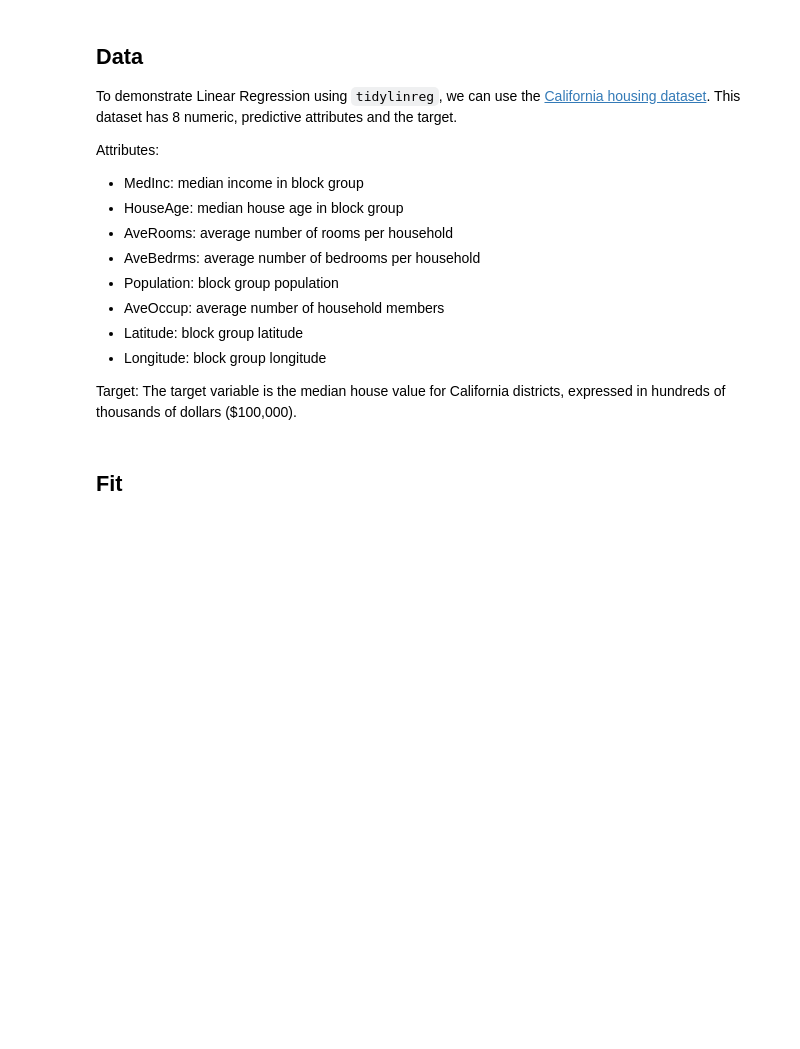
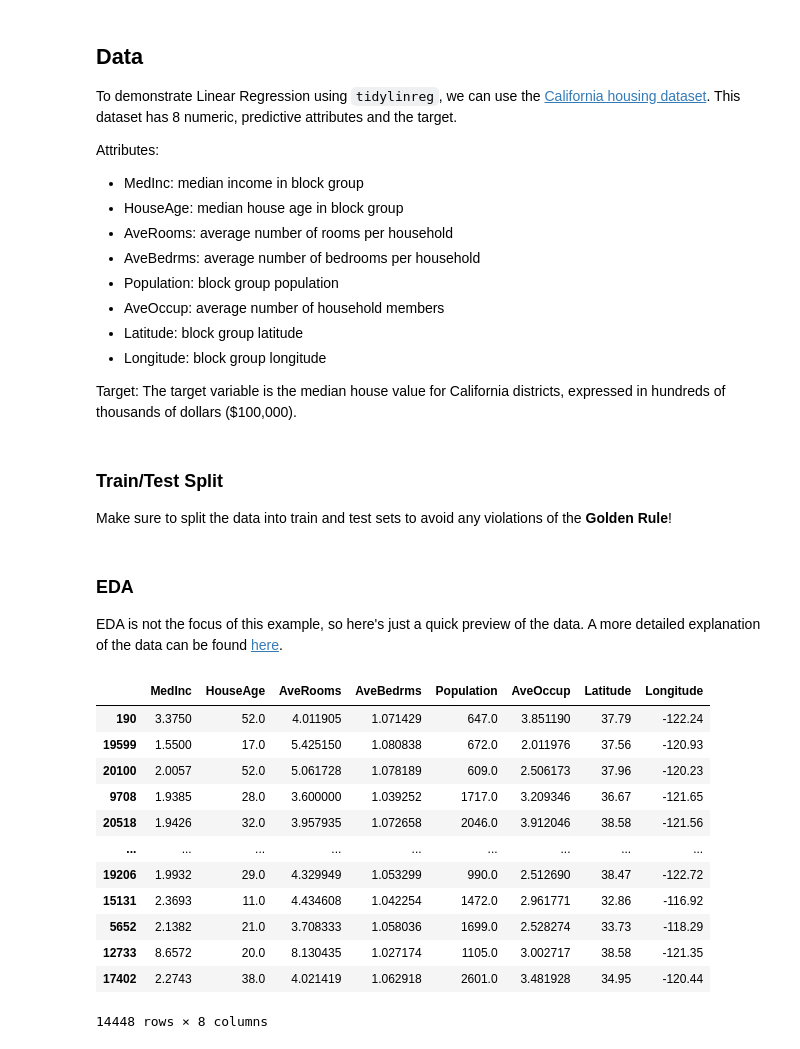
Before and after one commit to UBC-MDS/tidylinreg, a Jupyter notebook: docs/example.ipynb, the cells around one changed output. Cells and saved outputs as stored; diff of their text form; code cells hidden in the pictures; blank space fills up the shorter version.

Commit message:
make example usage notebook.

```diff
--- a/docs/example.ipynb
+++ b/docs/example.ipynb
@@ -33,5 +33,7 @@ import pandas as pd
 housing = fetch_california_housing(as_frame=True)
 X = housing["data"]
 y = housing["target"]
-# %% [markdown]
-## Fit
+# %% [markdown]
+### Train/Test Split
+
+Make sure to split the data into train and test sets to avoid any violations of the **Golden Rule**!
@@ -37,0 +44,20 @@ y = housing["target"]
+# %% [markdown]
+### EDA
+
+EDA is not the focus of this example, so here's just a quick preview of the data. A more detailed explanation of the data can be found [here](https://inria.github.io/scikit-learn-mooc/python_scripts/datasets_california_housing.html).
+# %%
+X_train
+# %% [output]
+|  | MedInc | HouseAge | AveRooms | AveBedrms | Population | AveOccup | Latitude | Longitude |
+| 190 | 3.3750 | 52.0 | 4.011905 | 1.071429 | 647.0 | 3.851190 | 37.79 | -122.24 |
+| 19599 | 1.5500 | 17.0 | 5.425150 | 1.080838 | 672.0 | 2.011976 | 37.56 | -120.93 |
+| 20100 | 2.0057 | 52.0 | 5.061728 | 1.078189 | 609.0 | 2.506173 | 37.96 | -120.23 |
+| 9708 | 1.9385 | 28.0 | 3.600000 | 1.039252 | 1717.0 | 3.209346 | 36.67 | -121.65 |
+| 20518 | 1.9426 | 32.0 | 3.957935 | 1.072658 | 2046.0 | 3.912046 | 38.58 | -121.56 |
+| ... | ... | ... | ... | ... | ... | ... | ... | ... |
+| 19206 | 1.9932 | 29.0 | 4.329949 | 1.053299 | 990.0 | 2.512690 | 38.47 | -122.72 |
+| 15131 | 2.3693 | 11.0 | 4.434608 | 1.042254 | 1472.0 | 2.961771 | 32.86 | -116.92 |
+| 5652 | 2.1382 | 21.0 | 3.708333 | 1.058036 | 1699.0 | 2.528274 | 33.73 | -118.29 |
+| 12733 | 8.6572 | 20.0 | 8.130435 | 1.027174 | 1105.0 | 3.002717 | 38.58 | -121.35 |
+| 17402 | 2.2743 | 38.0 | 4.021419 | 1.062918 | 2601.0 | 3.481928 | 34.95 | -120.44 |
+14448 rows × 8 columns
```
Also changed, not shown: parts of 20 cells of this notebook, 2 other files.
